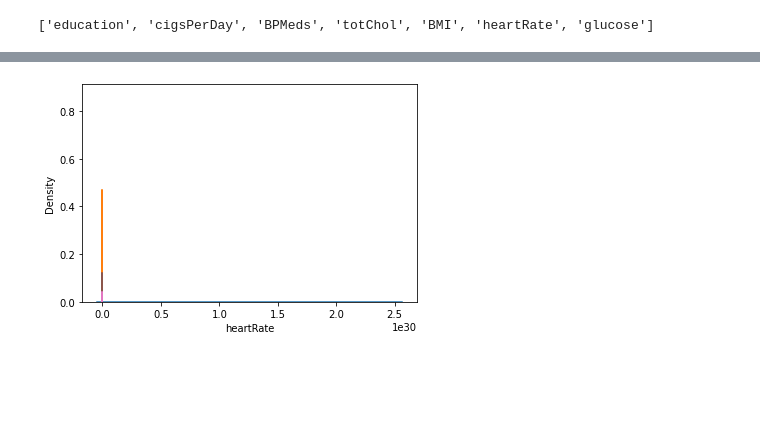
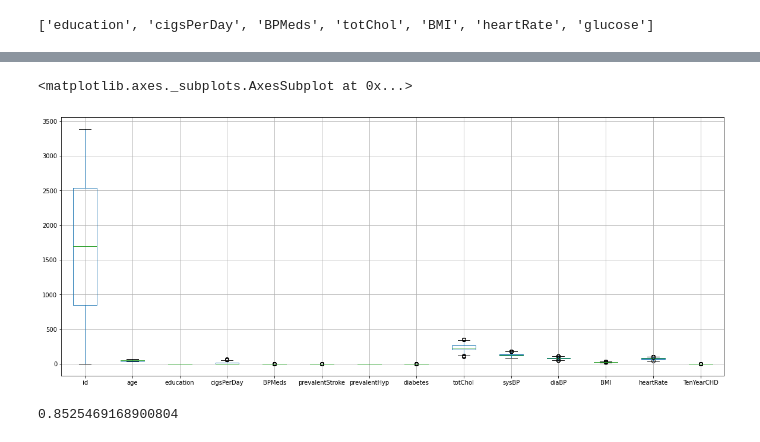
Before and after one commit to Aayushi4925/cardiovasular, a Jupyter notebook: cardiovascular_risk.ipynb, the cells around one changed output, grey strips where cells are left out. Cells and saved outputs as stored; diff of their text form; code cells hidden in the pictures; blank space fills up the shorter version.

```diff
--- a/cardiovascular_risk.ipynb
+++ b/cardiovascular_risk.ipynb
@@ -292,14 +318,12 @@ def outlier_treat(datacol):
     lower_l  = q1 - 1.5*iqr
     return upper_l,lower_l
 # %%
-for i in continousfeat:
+for i in continous_feature:
   u,l = outlier_treat(df_temp[i])
   df_temp[i] = np.where(df_temp[i]>u,df_temp[i].median(),df_temp[i])
-  df_temp[i] = np.where(df_temp[i]<l,df_temp[i].median(),df_temp[i])
-# %%
-df_temp['cigsPerDay'] = np.sqrt(df_temp['cigsPerDay'])
-# %%
-for i in continousfeat:
-  sns.distplot(df_temp[i])
-# %% [output]
-[figure, removed]
+# %%
+plt.figure(figsize=(20,8))
+df_temp.boxplot()
+# %% [output]
+<matplotlib.axes._subplots.AxesSubplot at 0x...>
+[figure, added]
@@ -305,0 +351,7 @@ for i in continousfeat:
+# %%
+lr =  LogisticRegression()
+lr.fit(x_train,y_train)
+pred = lr.predict(x_test)
+accuracy_score(pred,y_test)
+# %% [output]
+0.8525469168900804
```
Also changed, not shown: parts of 24 cells of this notebook.
